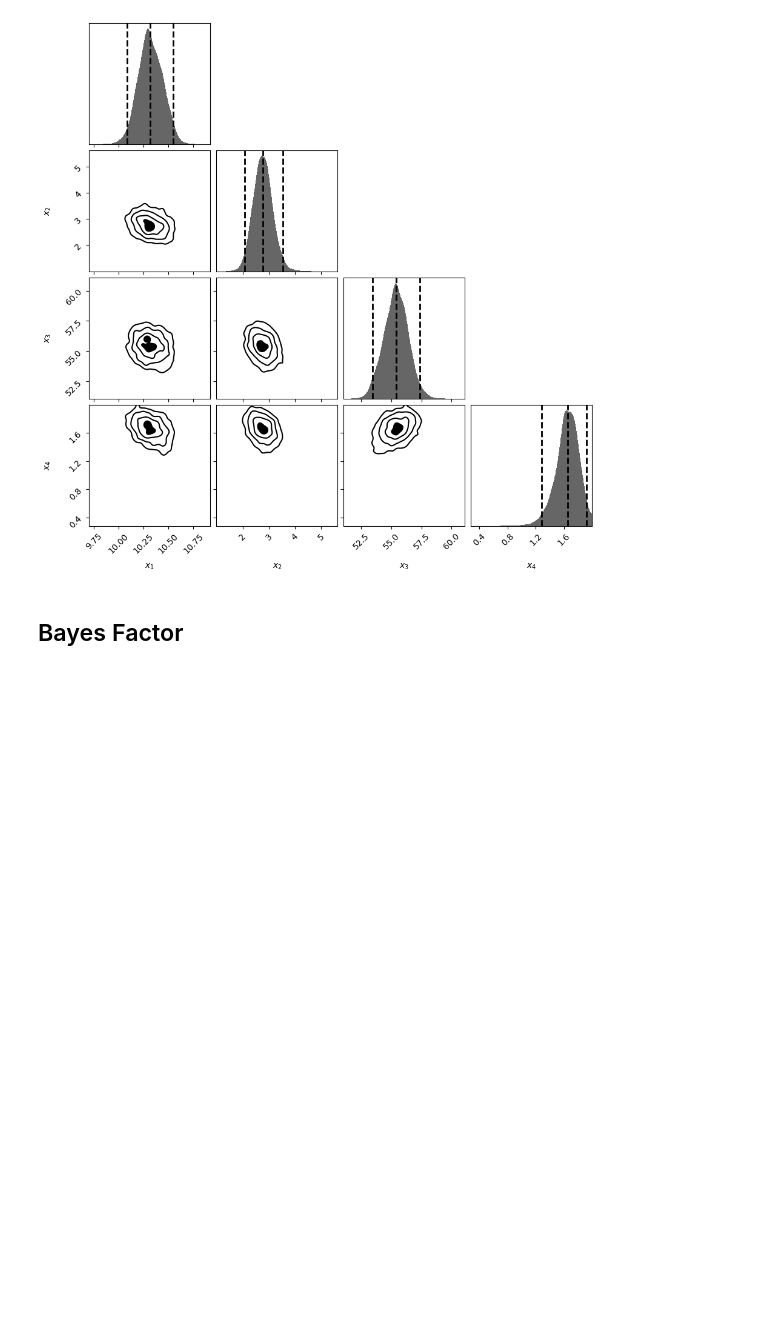
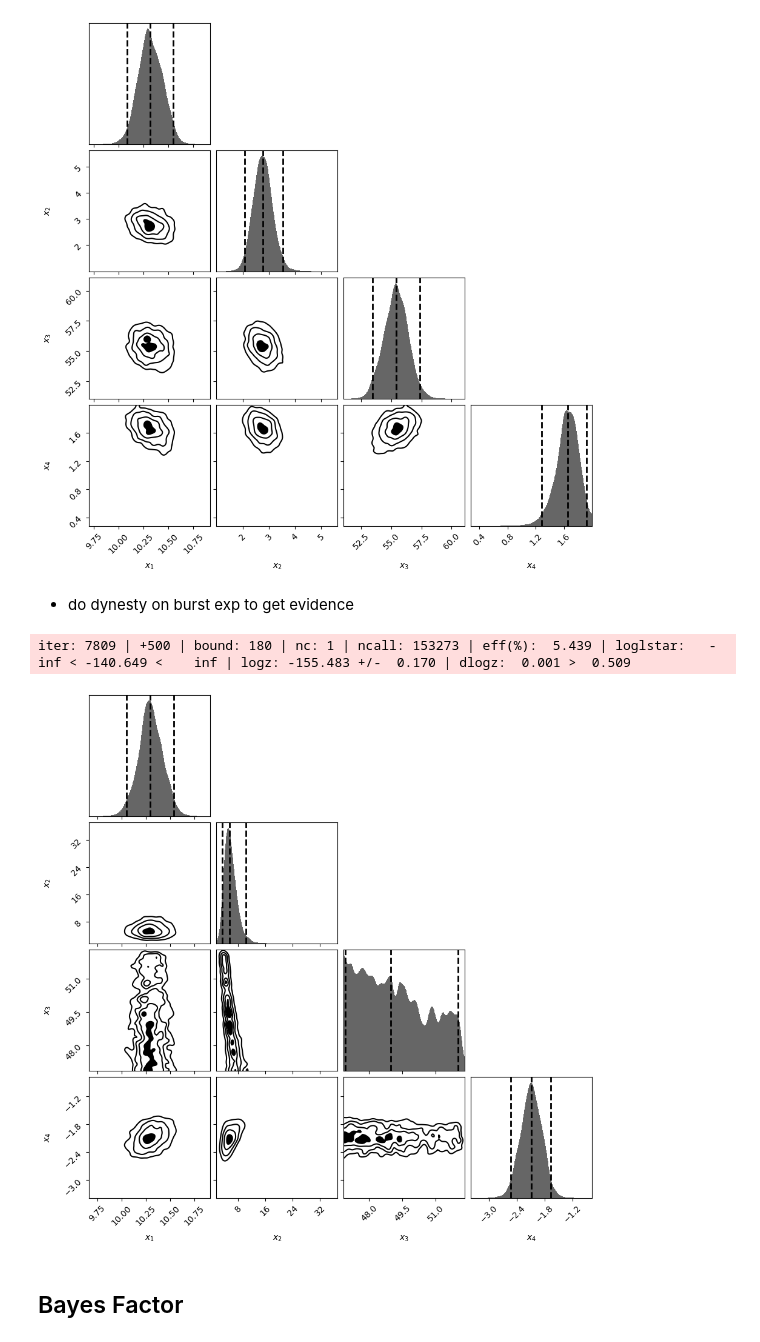
Before and after one commit to VanderbiltAstronomy/astr_8070_s24, a Jupyter notebook: coursework/student_folders/levi_schult/hws/vu_astr8070_s24_hw5_levischult.ipynb, the cells around one changed output. Cells and saved outputs as stored; diff of their text form; code cells hidden in the pictures; blank space fills up the shorter version.

```diff
--- a/coursework/student_folders/levi_schult/hws/vu_astr8070_s24_hw5_levischult.ipynb
+++ b/coursework/student_folders/levi_schult/hws/vu_astr8070_s24_hw5_levischult.ipynb
@@ -69,13 +69,13 @@ Text(0, 0.5, 'flux')
 # LSS Functions to do a burst/exp tail fit, and compute the likelihood
 def sb_exptail(theta, time):
     """model of background with sharp bust + exponential tail"""
-    # theta = [b, A, t0, alph]
+    # theta = [b, A, t0, ln(alph)]
     y = np.zeros_like(time)
     for idx, t in enumerate(time):
         if t < theta[2]:
             y[idx] = theta[0]
         else:
-            y[idx] = theta[0] + theta[1] * np.exp(-theta[3]*(t-theta[2]))
+            y[idx] = theta[0] + theta[1] * np.exp(-np.exp(theta[3])*(t-theta[2]))
     return y
 
 # LSS compute the data log-likelihood given the model
@@ -296,6 +274,29 @@ from dynesty import plotting as dyplot
 cfig, caxes = dyplot.cornerplot(sresults)
 # %% [output]
 [figure]
+# %% [markdown]
+* do dynesty on burst exp to get evidence
+# %%
+def ptform_bexp(u):
+    """Transforms samples `u` drawn from the unit cube to samples to those
+    from our uniform prior within [-10., 10.) for each variable."""
+    tf = np.zeros_like(u)
+    tf[0] = 50 * u[0]
+    tf[1] = 50 * u[1]
+    tf[2] = 100 * u[2]
+    tf[3] = 5 * (2. * u[3] - 1.)
+    return tf
+# %%
+ndim = 4
+sampler_bexp = dynesty.NestedSampler(lnlik, ptform_bexp, ndim)
+sampler_bexp.run_nested()
+sresults_bexp = sampler_bexp.results
+# %% [output]
+iter: 7809 | +500 | bound: 180 | nc: 1 | ncall: 153273 | eff(%):  5.439 | loglstar:   -inf < -140.649 <    inf | logz: -155.483 +/-  0.170 | dlogz:  0.001 >  0.509
+# %%
+cfig, caxes = dyplot.cornerplot(sresults_bexp)
+# %% [output]
+[figure, added]
 # %% [markdown]
 ## Bayes Factor
 # %%
```
Also changed, not shown: parts of 16 cells of this notebook.
